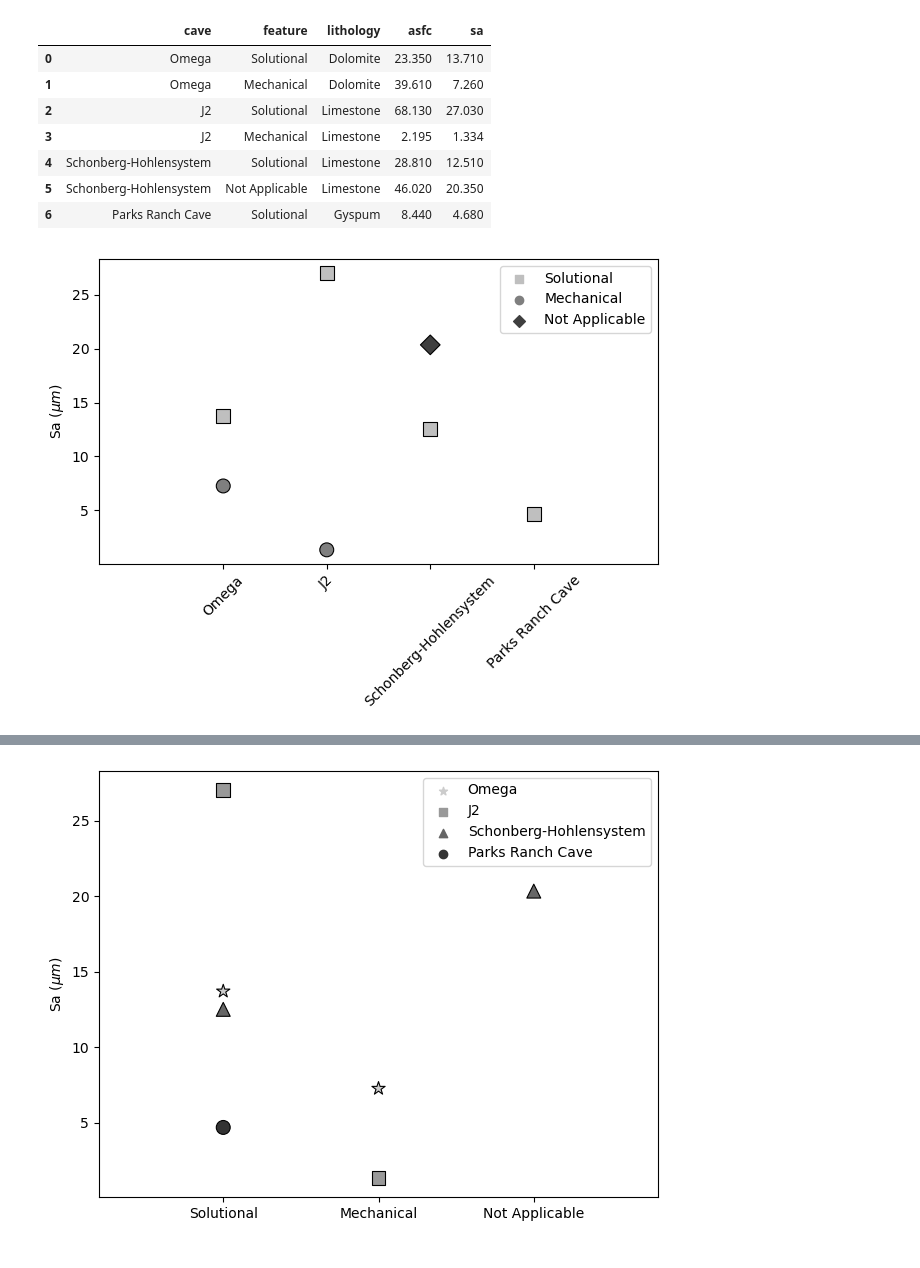
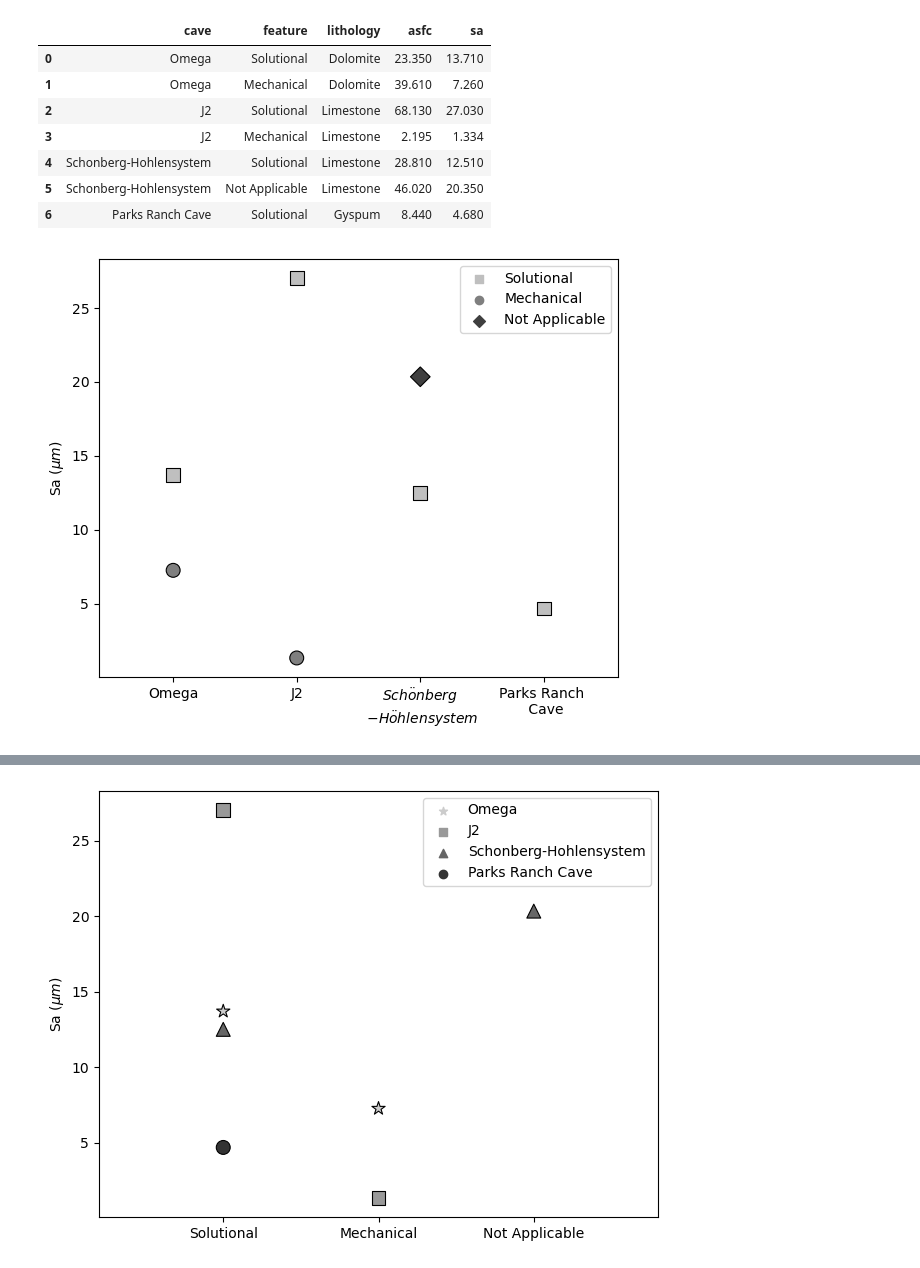
Before and after one commit to ethanoleson/Scallop_code, a Jupyter notebook: Roughness_figure/roughness2.ipynb, the cells around one changed output, grey strips where cells are left out. Drawn from its saved outputs; the diff is of its cells as text; code cells hidden in the pictures.

Commit message:
updated plots

```diff
--- a/Roughness_figure/roughness2.ipynb
+++ b/Roughness_figure/roughness2.ipynb
@@ -139,24 +139,29 @@ cm_data_Mod_prc
 # %%
 spreadsheet = cm_data_Mod_prc
 markers_choice = {'Mechanical': 'o', 'Solutional': 's', 'Not Applicable': 'D'}
 x_axis = 'cave'
 color_by = 'feature'
 marker_style = 'feature'
 color_palette = 'binary'
 
+fig, ax = plt.subplots(figsize = (6,5))
+
 sns.scatterplot(data= spreadsheet, x= spreadsheet[x_axis], y = spreadsheet['sa'], hue= spreadsheet[color_by],
                 style= spreadsheet[marker_style], markers=markers_choice,
                 palette=color_palette, s=100, edgecolor='black')
-plt.margins(x=0.4)
-plt.xticks(rotation=45)
-plt.xlabel('')
-plt.ylabel('Sa $(\mu m)$')
-plt.legend(title = '')
+ax.margins(x=0.2)
+custom_xticks = [0, 1, 2, 3]  # Replace with your desired tick positions
+custom_xticklabels = custom_xticklabels = ['Omega', 'J2', '$Sch \ddot{o} nberg$ \n $-H \ddot{o}hlensystem$', 'Parks Ranch \n Cave']   # Replace with your desired tick labels
+ax.set_xticks(custom_xticks)
+ax.set_xticklabels(custom_xticklabels)
+ax.set_xlabel('')
+ax.set_ylabel('Sa $(\mu m)$')
+ax.legend(title = '')
 plt.tight_layout()
 #plt.savefig('Sa_v_cave_by_feature.png', dpi = 300)
 plt.show()
 # %% [output]
-[figure, old version]
+[figure, new version]
 # %%
 def roughnessplot(df, x_axis, color_by, marker_style, color_palette, markers_choice, save = None, rotation = None):
     df = spreadsheet
```
Also changed, not shown: parts of 3 cells of this notebook, 5 other files.
